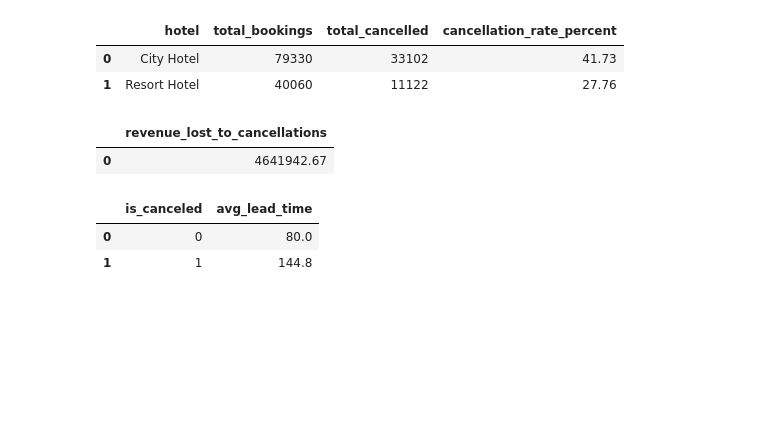
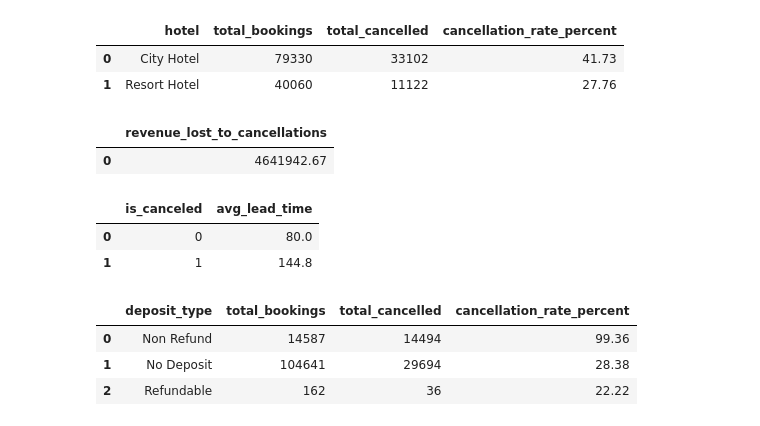
Before and after one commit to TanzeerCR7/stayiq-hotel-analytics, a Jupyter notebook: notebooks/exploration/01_first_look.ipynb, the cells around one changed output. Saved outputs shown, nothing was run; the diff lists cells and outputs as text; code cells hidden in the pictures; blank space fills up the shorter version.

Commit message:
Add deposit type vs cancellation rate analysis

```diff
--- a/notebooks/exploration/01_first_look.ipynb
+++ b/notebooks/exploration/01_first_look.ipynb
@@ -529,3 +529,22 @@ result
 |  | is_canceled | avg_lead_time |
 | 0 | 0 | 80.0 |
 | 1 | 1 | 144.8 |
+# %%
+query = """
+SELECT
+    deposit_type,
+    COUNT(*) AS total_bookings,
+    SUM(is_canceled) AS total_cancelled,
+    ROUND(100.0 * SUM(is_canceled) / COUNT(*), 2) AS cancellation_rate_percent
+FROM bookings
+GROUP BY deposit_type
+ORDER BY cancellation_rate_percent DESC;
+"""
+
+result = pd.read_sql_query(query, conn)
+result
+# %% [output]
+|  | deposit_type | total_bookings | total_cancelled | cancellation_rate_percent |
+| 0 | Non Refund | 14587 | 14494 | 99.36 |
+| 1 | No Deposit | 104641 | 29694 | 28.38 |
+| 2 | Refundable | 162 | 36 | 22.22 |
```
